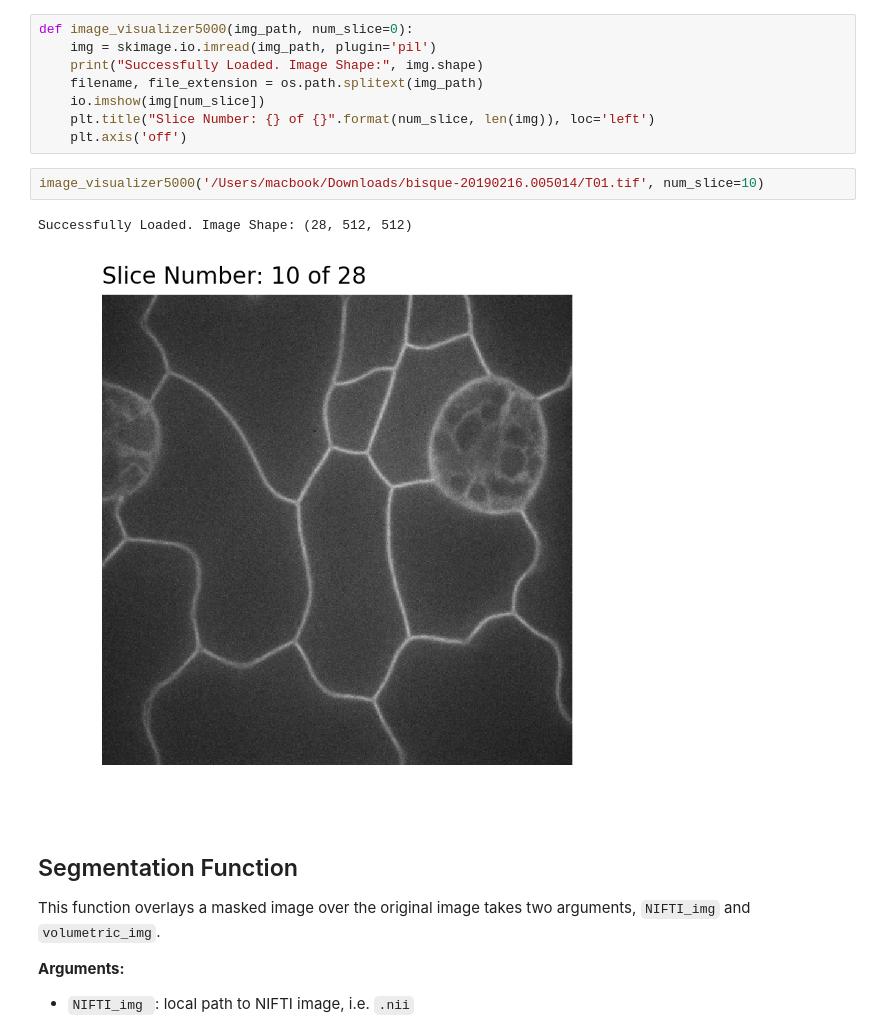
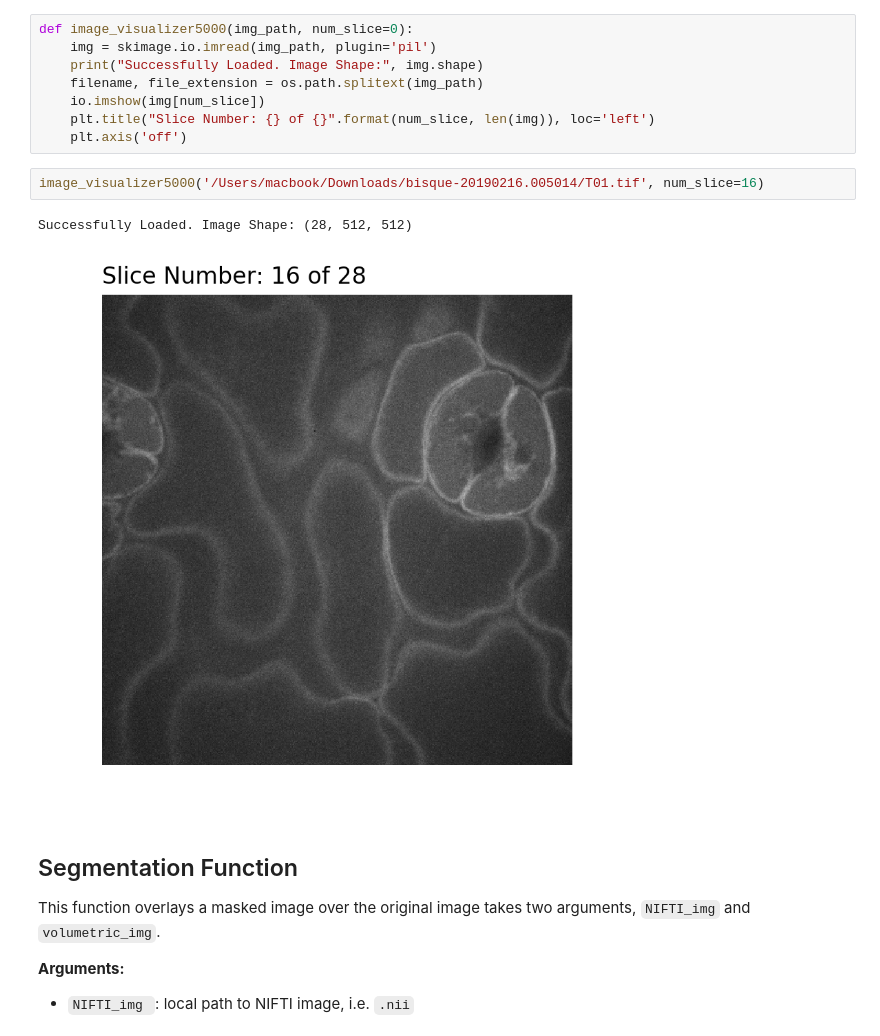
Before and after one commit to amilworks/segmentation, a Jupyter notebook: 1.1Segmentation.ipynb, the cells around one changed output. Cells and saved outputs as stored; diff of their text form.

```diff
--- a/1.1Segmentation.ipynb
+++ b/1.1Segmentation.ipynb
@@ -36,10 +37,10 @@ def image_visualizer5000(img_path, num_slice=0):
     plt.title("Slice Number: {} of {}".format(num_slice, len(img)), loc='left')
     plt.axis('off')
 # %%
-image_visualizer5000('/Users/macbook/Downloads/bisque-20190216.005014/T01.tif', num_slice=10)
+image_visualizer5000('/Users/macbook/Downloads/bisque-20190216.005014/T01.tif', num_slice=16)
 # %% [output]
 Successfully Loaded. Image Shape: (28, 512, 512)
-[figure, old version]
+[figure, new version]
 # %% [markdown]
 ## Segmentation Function
 
```
Also changed, not shown: parts of 6 cells of this notebook.
